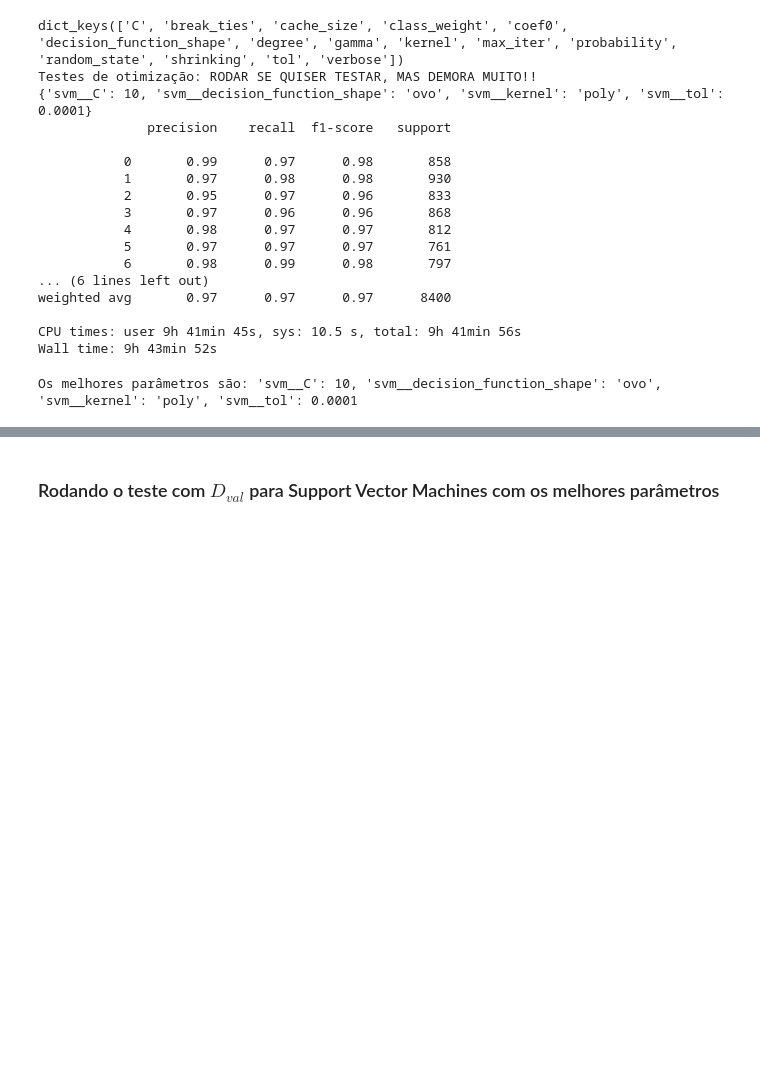
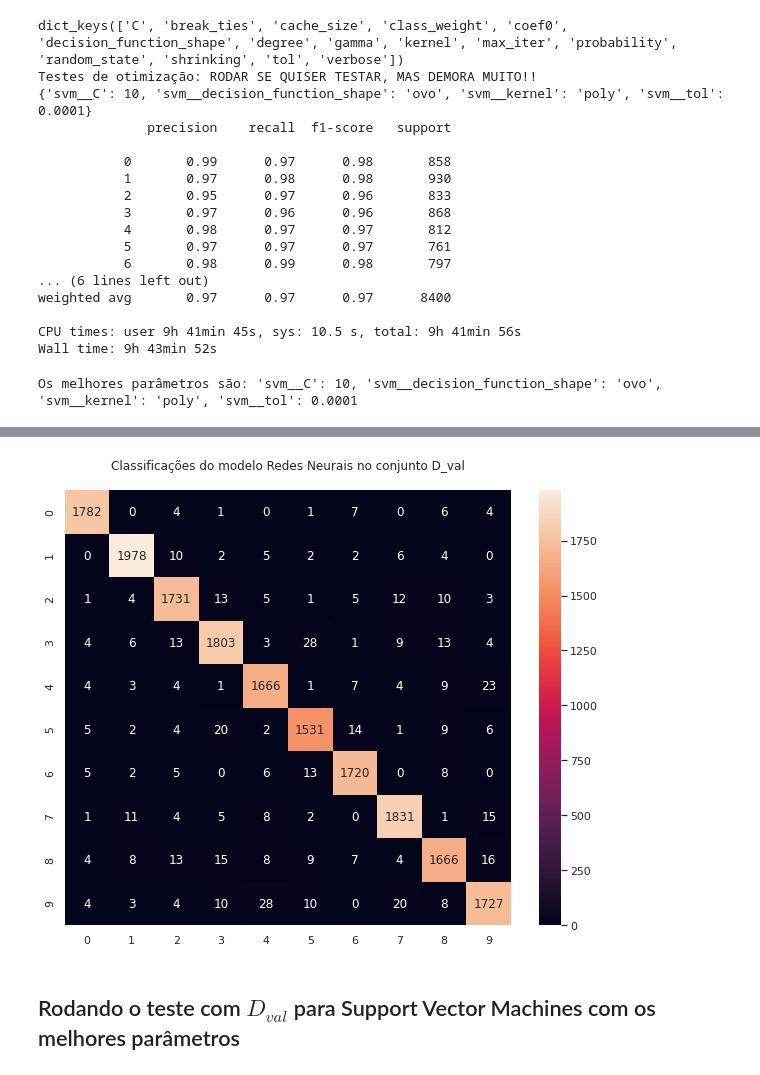
Before and after one commit to lurara/ep4_mac0460, a Jupyter notebook: ep04.ipynb, the cells around one changed output, grey strips where cells are left out. Saved outputs shown, nothing was run; the diff lists cells and outputs as text; code cells hidden in the pictures; blank space fills up the shorter version.

```diff
--- a/ep04.ipynb
+++ b/ep04.ipynb
@@ -559,5 +591,12 @@ print(wrong)
+# %%
+sns.set(rc={'figure.figsize':(10,8)})
+plt.title(f"Classificações do modelo Redes Neurais no conjunto D_val\n")
+sns.heatmap(metrics.confusion_matrix(D_y_val, neural_predictions), annot=True, fmt='g')
+plt.show()
+# %% [output]
+[figure, added]
 # %% [markdown]
-### Rodando o teste com $D_{val}$ para Support Vector Machines com os melhores parâmetros
+## Rodando o teste com $D_{val}$ para Support Vector Machines com os melhores parâmetros
 # %%
 %%time
 
```
Also changed, not shown: parts of 43 cells of this notebook.
